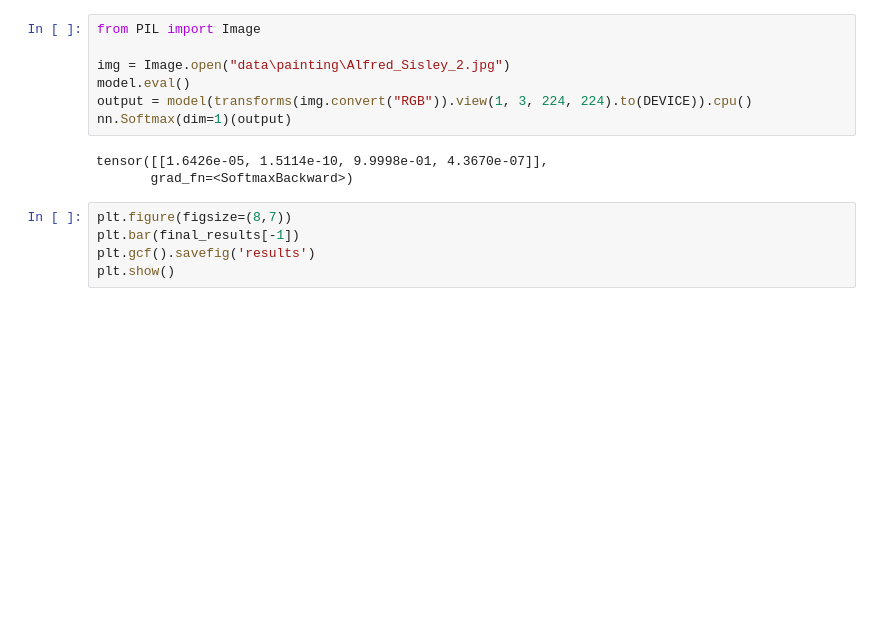
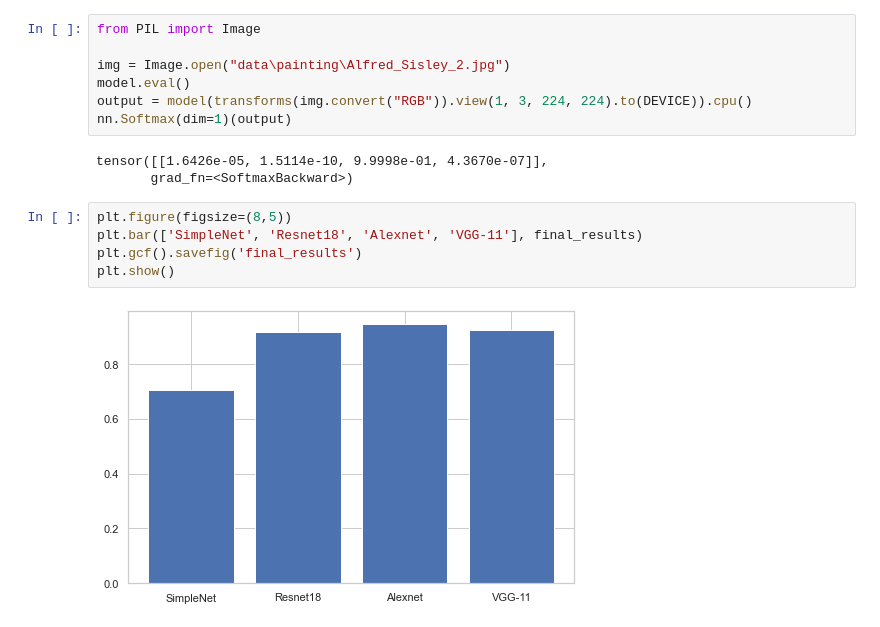
Before and after one commit to Indevem/art-classification, a Jupyter notebook: model/model.ipynb, the cells around one changed output. Saved outputs shown, nothing was run; the diff lists cells and outputs as text; blank space fills up the shorter version.

```diff
--- a/model/model.ipynb
+++ b/model/model.ipynb
@@ -399,7 +418,9 @@ nn.Softmax(dim=1)(output)
 tensor([[1.6426e-05, 1.5114e-10, 9.9998e-01, 4.3670e-07]],
        grad_fn=<SoftmaxBackward>)
 # %%
-plt.figure(figsize=(8,7))
-plt.bar(final_results[-1])
-plt.gcf().savefig('results')
+plt.figure(figsize=(8,5))
+plt.bar(['SimpleNet', 'Resnet18', 'Alexnet', 'VGG-11'], final_results)
+plt.gcf().savefig('final_results')
 plt.show()
+# %% [output]
+[figure, added]
```
Also changed, not shown: parts of 7 cells of this notebook, 9 other files.
